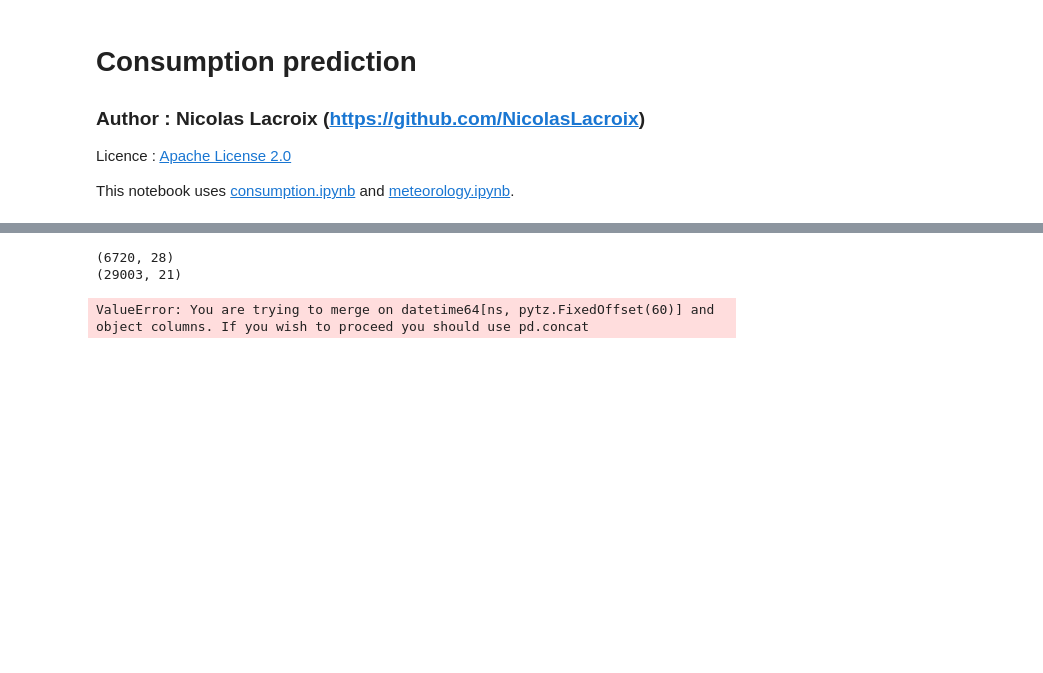
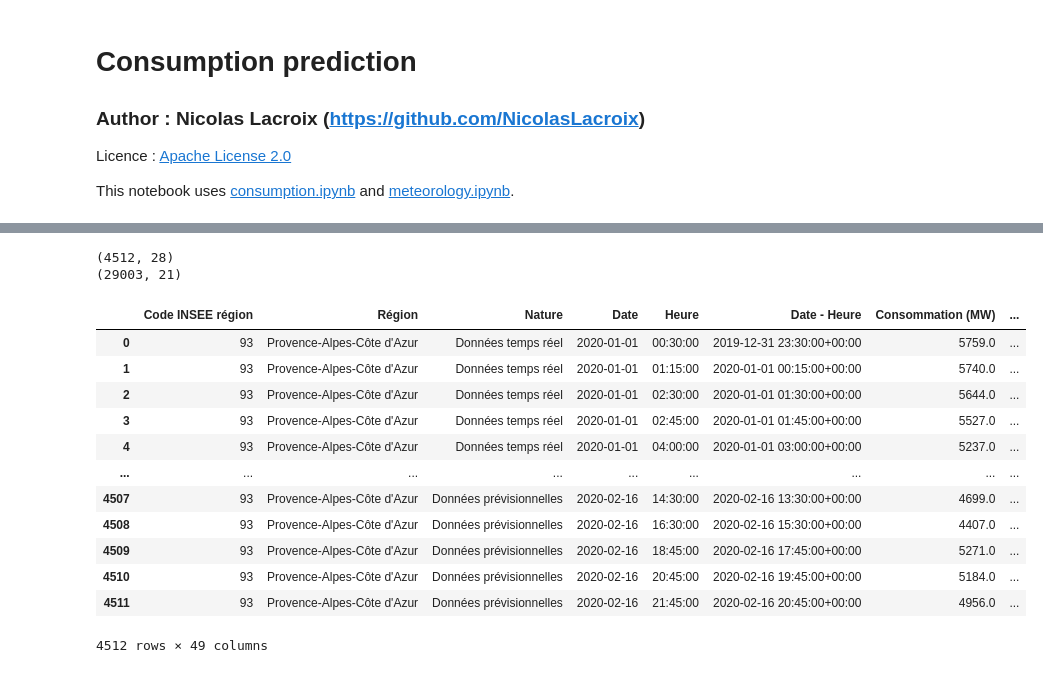
Before and after one commit to NicolasLacroix/data-representation, a Jupyter notebook: notebooks/consumption_prediction.ipynb, the cells around one changed output, grey strips where cells are left out. Saved outputs shown, nothing was run; the diff lists cells and outputs as text; code cells hidden in the pictures; blank space fills up the shorter version.

Commit message:
Training dataset elaboration

```diff
--- a/notebooks/consumption_prediction.ipynb
+++ b/notebooks/consumption_prediction.ipynb
@@ -88,0 +47,4 @@ dtype: object
+# %%
+data_meteo['Date - Heure'] = pd.to_datetime(data_meteo['Date - Heure'], format='%Y-%m-%dT%H:%M:%S', utc=True)
+print(data.dtypes)
+data_meteo.dtypes
@@ -89,15 +86,26 @@ dtype: object
 # %%
 # scaling the training data
 TRAIN_SPLIT = 400 # size of the training dataset
-data_train = None
 print(data.shape)
 print(data_meteo.shape)
-# pd.concat([data, data_meteo], axis=1, join='inner')
-pd.merge(data, data_meteo)
+data_train = pd.concat([data, data_meteo], axis=1, join='inner')
+data_train
 # %% [output]
-(6720, 28)
+(4512, 28)
 (29003, 21)
+|  | Code INSEE région | Région | Nature | Date | Heure | Date - Heure | Consommation (MW) | ... |
+| 0 | 93 | Provence-Alpes-Côte d'Azur | Données temps réel | 2020-01-01 | 00:30:00 | 2019-12-31 23:30:00+00:00 | 5759.0 | ... |
+| 1 | 93 | Provence-Alpes-Côte d'Azur | Données temps réel | 2020-01-01 | 01:15:00 | 2020-01-01 00:15:00+00:00 | 5740.0 | ... |
+| 2 | 93 | Provence-Alpes-Côte d'Azur | Données temps réel | 2020-01-01 | 02:30:00 | 2020-01-01 01:30:00+00:00 | 5644.0 | ... |
+| 3 | 93 | Provence-Alpes-Côte d'Azur | Données temps réel | 2020-01-01 | 02:45:00 | 2020-01-01 01:45:00+00:00 | 5527.0 | ... |
+| 4 | 93 | Provence-Alpes-Côte d'Azur | Données temps réel | 2020-01-01 | 04:00:00 | 2020-01-01 03:00:00+00:00 | 5237.0 | ... |
+| ... | ... | ... | ... | ... | ... | ... | ... | ... |
+| 4507 | 93 | Provence-Alpes-Côte d'Azur | Données prévisionnelles | 2020-02-16 | 14:30:00 | 2020-02-16 13:30:00+00:00 | 4699.0 | ... |
+| 4508 | 93 | Provence-Alpes-Côte d'Azur | Données prévisionnelles | 2020-02-16 | 16:30:00 | 2020-02-16 15:30:00+00:00 | 4407.0 | ... |
+| 4509 | 93 | Provence-Alpes-Côte d'Azur | Données prévisionnelles | 2020-02-16 | 18:45:00 | 2020-02-16 17:45:00+00:00 | 5271.0 | ... |
+| 4510 | 93 | Provence-Alpes-Côte d'Azur | Données prévisionnelles | 2020-02-16 | 20:45:00 | 2020-02-16 19:45:00+00:00 | 5184.0 | ... |
+| 4511 | 93 | Provence-Alpes-Côte d'Azur | Données prévisionnelles | 2020-02-16 | 21:45:00 | 2020-02-16 20:45:00+00:00 | 4956.0 | ... |
-ValueError: You are trying to merge on datetime64[ns, pytz.FixedOffset(60)] and object columns. If you wish to proceed you should use pd.concat
+4512 rows × 49 columns
 # %%
 # target definition
 target_data = data[["Consommation (MW)"]][:TRAIN_SPLIT]
```
Also changed, not shown: parts of 7 cells of this notebook, 1 other file.
